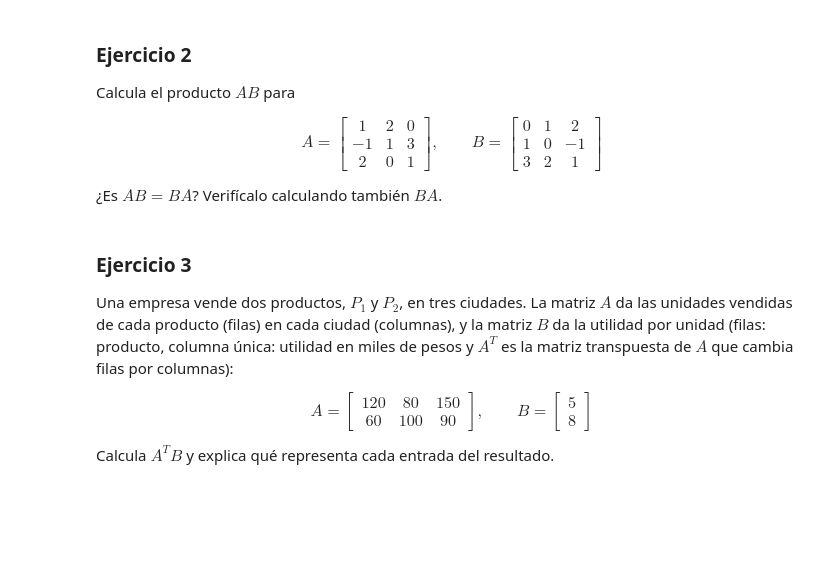
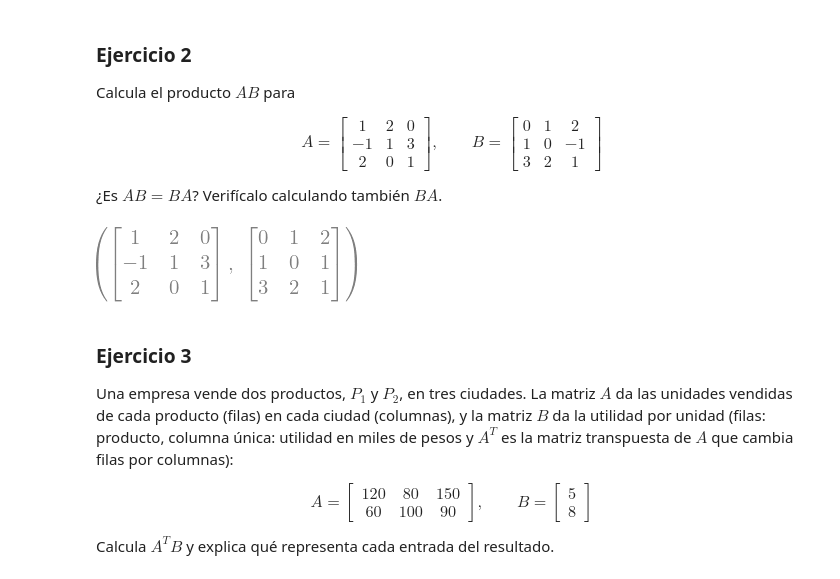
Before and after one commit to arleyfernandotorresgalindo/AL_2026_02, a Jupyter notebook: Cuadernos_clase/Cuaderno1.ipynb, the cells around one changed output. Cells and saved outputs as stored; diff of their text form; code cells hidden in the pictures; blank space fills up the shorter version.

```diff
--- a/Cuadernos_clase/Cuaderno1.ipynb
+++ b/Cuadernos_clase/Cuaderno1.ipynb
@@ -174,6 +179,10 @@ $$
 ¿Es $AB = BA$? Verifícalo calculando también $BA$.
 # %%
 # Ejercicio 2: define A y B, y calcula A*B y B*A
+A, B = Matrix([[1,2,0], [-1,1,3], [2,0,1]]), Matrix([[0,1,2], [1,0,1], [3,2,1]])
+A, B
+# %% [output]
+[figure, added]
 # %% [markdown]
 ### Ejercicio 3
 
```
Also changed, not shown: parts of 2 cells of this notebook, 1 other file.
